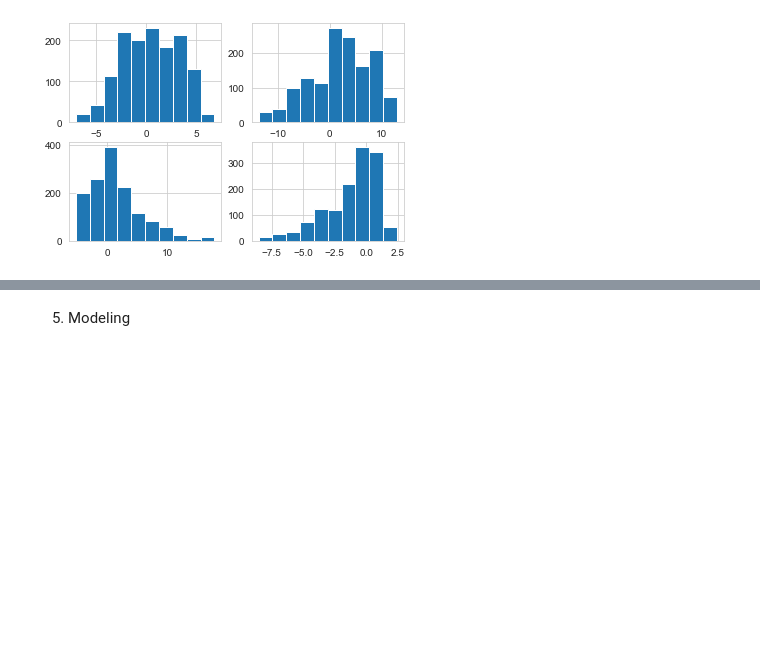
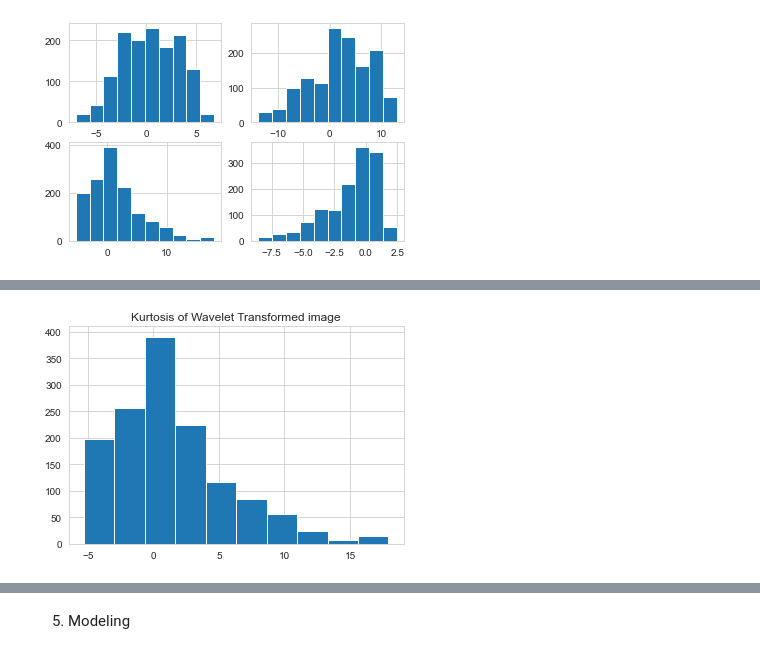
Before and after one commit to batchuraja484/ML_Models, a Jupyter notebook: Binary_Calssfication_Models/Bank_Note_Authentic_Model.ipynb, the cells around one changed output, grey strips where cells are left out. Drawn from its saved outputs; the diff is of its cells as text; code cells hidden in the pictures; blank space fills up the shorter version.

```diff
--- a/Binary_Calssfication_Models/Bank_Note_Authentic_Model.ipynb
+++ b/Binary_Calssfication_Models/Bank_Note_Authentic_Model.ipynb
@@ -89,0 +109,9 @@ sns.boxplot(inp_df['Variance of Wavelet Transformed image'],inp_df['Class'])
+# %%
+kurtosis_data.hist()
+plt.show()
+log_kurtosis=np.log(kurtosis_data)
+sqrt_kurtosis=np.sqrt(kurtosis_data)
+#boxcox transformation can't be done for -ve values
+#boxcox_kurtosis=stats.boxcox(kurtosis_data.iloc[:,0])
+# %% [output]
+[figure, added]
```
Also changed, not shown: parts of 71 cells of this notebook.
